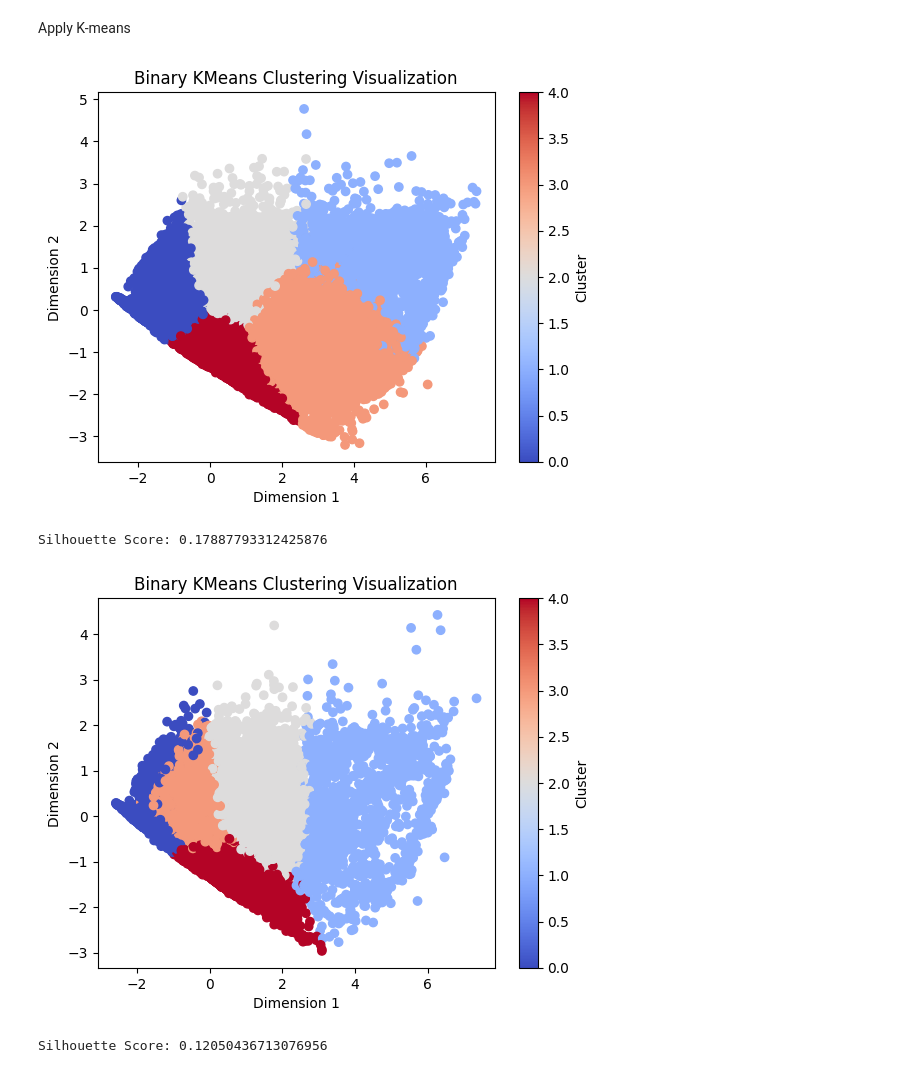
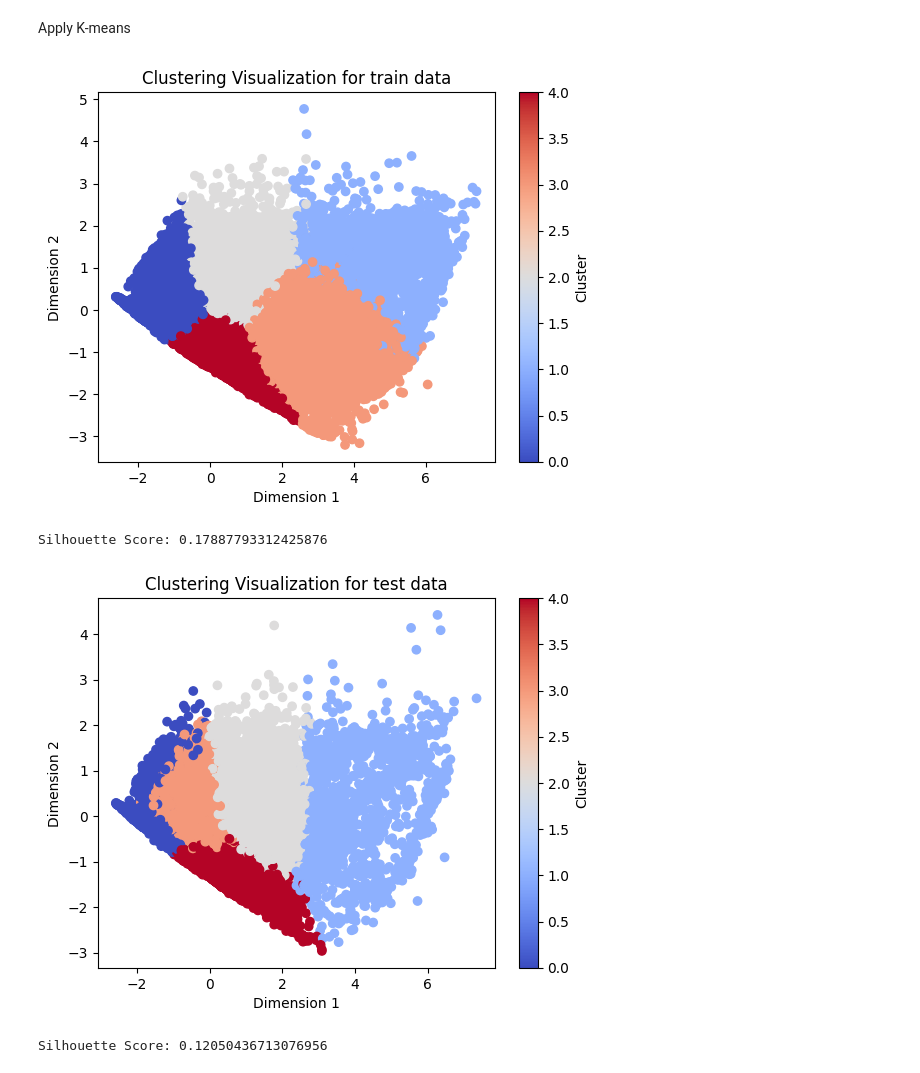
Before and after one commit to Mahim-SOL/ML_intern_task_SOL, a Jupyter notebook: Learning_task_of_SOL.ipynb, the cells around one changed output. Saved outputs shown, nothing was run; the diff lists cells and outputs as text; code cells hidden in the pictures.

```diff
--- a/Learning_task_of_SOL.ipynb
+++ b/Learning_task_of_SOL.ipynb
@@ -1146,13 +1146,13 @@ pca = PCA(n_components=2, random_state=42)
 reduce_features = pca.fit_transform(df1_drop)
 # %%
 plt.scatter(reduce_features[:, 0], reduce_features[:, 1], c=labels, cmap='coolwarm')
-plt.title('Binary KMeans Clustering Visualization')
+plt.title('Clustering Visualization for train data')
 plt.xlabel('Dimension 1')
 plt.ylabel('Dimension 2')
 plt.colorbar(label='Cluster')
 plt.show()
 # %% [output]
-[figure, old version]
+[figure, new version]
 # %%
 silhouette_avg = silhouette_score(df1_drop, labels)
 print(f"Silhouette Score: {silhouette_avg}")
@@ -1164,13 +1164,13 @@ labels2 = kmeans.fit_predict(df2_drop)
 reduce_features_2 = pca.fit_transform(df2_drop)
 # %%
 plt.scatter(reduce_features_2[:, 0], reduce_features_2[:, 1], c=labels2, cmap='coolwarm')
-plt.title('Binary KMeans Clustering Visualization')
+plt.title('Clustering Visualization for test data')
 plt.xlabel('Dimension 1')
 plt.ylabel('Dimension 2')
 plt.colorbar(label='Cluster')
 plt.show()
 # %% [output]
-[figure, old version]
+[figure, new version]
 # %%
 silhouette_avg = silhouette_score(df2_drop, labels2)
 print(f"Silhouette Score: {silhouette_avg}")
```
Also changed, not shown: 1 other file.
